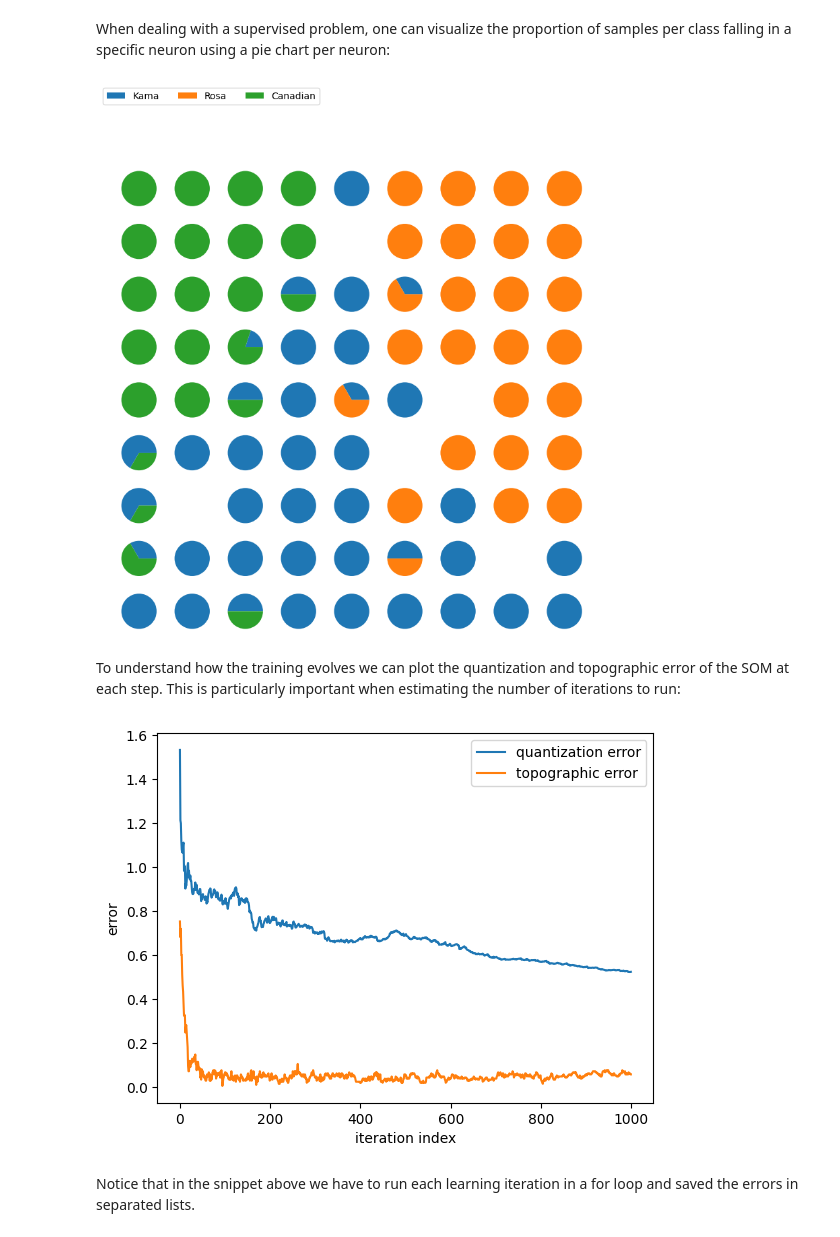
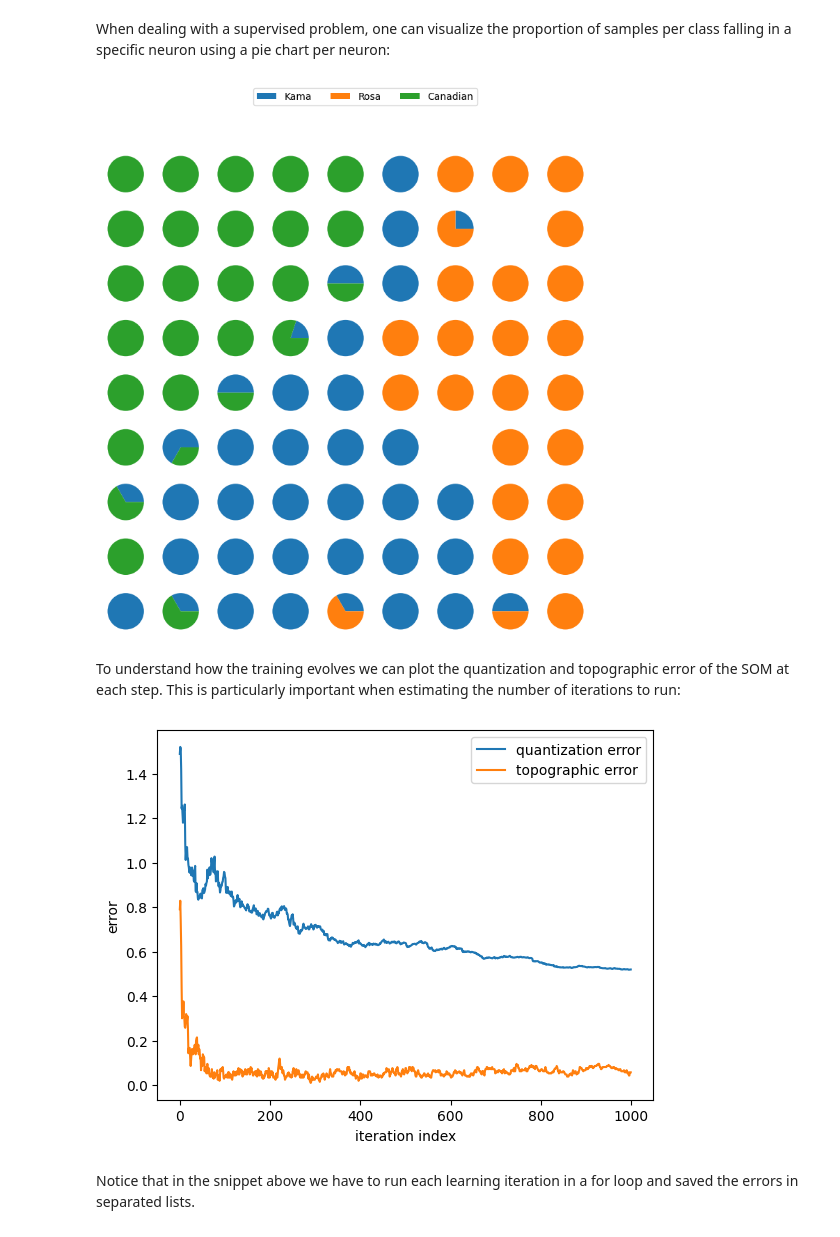
Before and after one commit to rctorres/minisom, a Jupyter notebook: examples/BasicUsage.ipynb, the cells around one changed output. Saved outputs shown, nothing was run; the diff lists cells and outputs as text; code cells hidden in the pictures.

```diff
--- a/examples/BasicUsage.ipynb
+++ b/examples/BasicUsage.ipynb
@@ -6,7 +6,8 @@ Let's start importing MiniSom:
 from minisom_gpu.som import MiniSom
 import torch
 import matplotlib
-device = 'cuda'
+device_name = 'cuda'
+device = torch.device(device_name)
 # %% [markdown]
 MiniSom relies on the Python ecosystem to import and preprocess the data. For this example we will load the <a href="https://archive.ics.uci.edu/ml/datasets/seeds">seeds</a> dataset dataset using pandas:
 # %%
@@ -32,5 +33,5 @@ m_neurons = 9
 som = MiniSom(n_neurons, m_neurons, data.shape[1], sigma=1.5, learning_rate=.5,
               neighborhood_function='gaussian', random_seed=0, device=device)
 
-som.pca_weights_init(data)
-som.train(data, 1000, verbose=True)  # random training
+som.pca_weights_init(data.to(device))
+som.train(data, 20, verbose=False, use_epochs=True)  # random training
@@ -98,21 +96,21 @@ When dealing with a supervised problem, one can visualize the proportion of samp
 # %%
 import matplotlib.gridspec as gridspec
 
-labels_map = som.labels_map(data, [label_names[t] for t in target])
+labels_map = som.labels_map(data.to(device), [label_names[t] for t in target])
 
 fig = plt.figure(figsize=(9, 9))
 the_grid = gridspec.GridSpec(n_neurons, m_neurons, fig)
 for position in labels_map.keys():
     label_fracs = [labels_map[position][l] for l in label_names.values()]
     plt.subplot(the_grid[n_neurons-1-position[1],
                          position[0]], aspect=1)
     patches, texts = plt.pie(label_fracs)
 
-plt.legend(patches, label_names.values(), bbox_to_anchor=(3.5, 6.5), ncol=3)
+plt.legend(patches, label_names.values(), bbox_to_anchor=(3.5, 2.5), ncol=3)
 plt.savefig('resulting_images/som_seed_pies.png')
 plt.show()
 # %% [output]
-[figure, old version]
+[figure, new version]
 # %% [markdown]
 To understand how the training evolves we can plot the quantization and topographic error of the SOM at each step. This is particularly important when estimating the number of iterations to run:
 # %%
@@ -125,9 +123,10 @@ t_error = []
 
 for i in range(max_iter):
     rand_i = np.random.randint(len(data))
-    som.update(data[rand_i], som.winner(data[rand_i]), i, max_iter)
-    q_error.append(som.quantization_error(data).cpu())
-    t_error.append(som.topographic_error(data).cpu())
+    x = data[rand_i].to(device)
+    som.update(x, som.winner(x), i, max_iter)
+    q_error.append(som.quantization_error(data.to(device)).cpu())
+    t_error.append(som.topographic_error(data.to(device)).cpu())
 
 plt.plot(np.arange(max_iter), q_error, label='quantization error')
 plt.plot(np.arange(max_iter), t_error, label='topographic error')
@@ -136,6 +135,6 @@ plt.xlabel('iteration index')
 plt.legend()
 plt.show()
 # %% [output]
-[figure, old version]
+[figure, new version]
 # %% [markdown]
 Notice that in the snippet above we have to run each learning iteration in a for loop and saved the errors in separated lists.
```
Also changed, not shown: parts of 4 cells of this notebook.
